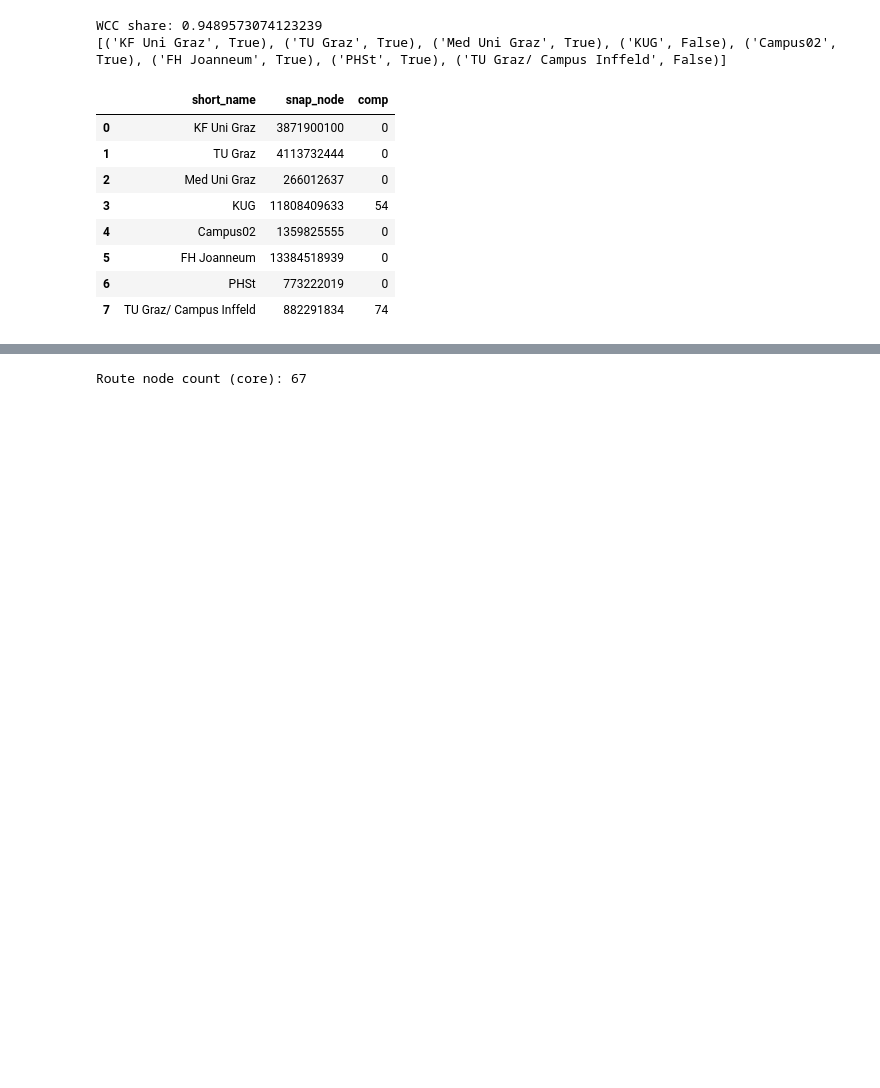
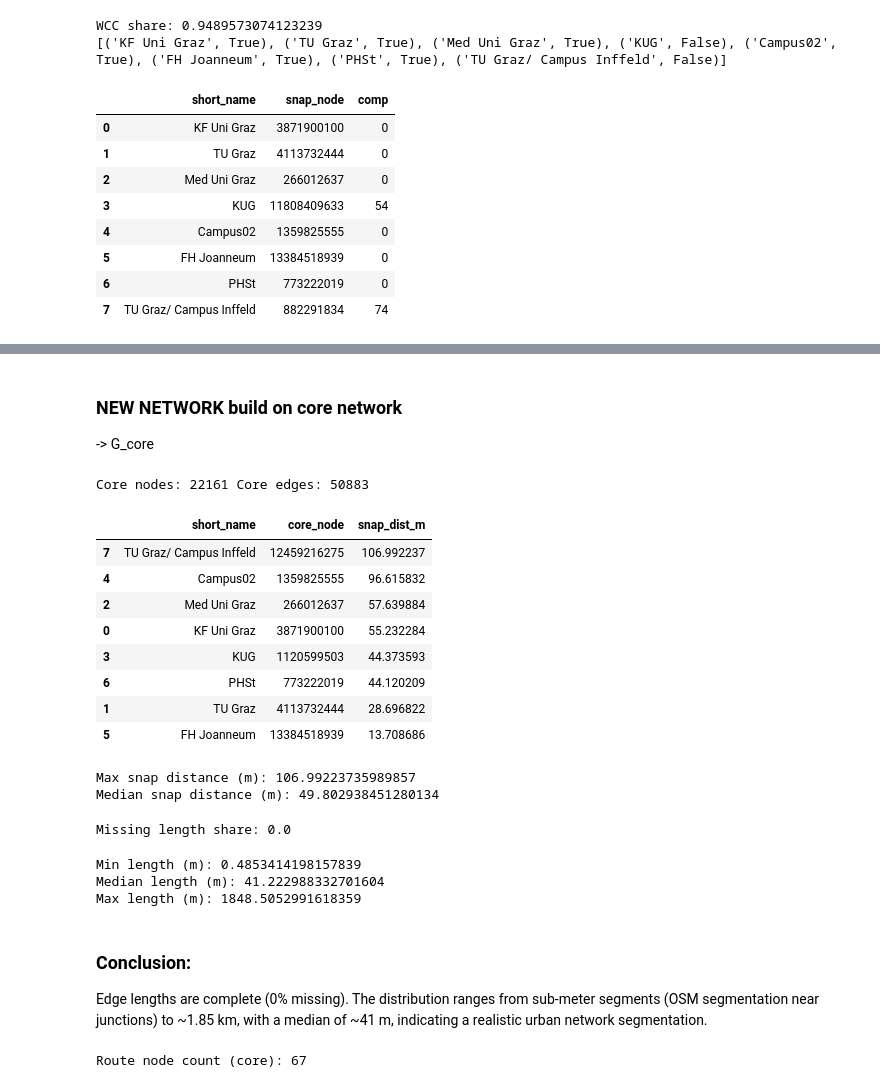
Before and after one commit to cryogen-tara/final-project-group1-cycling-network, a Jupyter notebook: notebooks/final-project-gr1.ipynb, the cells around one changed output, grey strips where cells are left out. Drawn from its saved outputs; the diff is of its cells as text; code cells hidden in the pictures; blank space fills up the shorter version.

```diff
--- a/notebooks/final-project-gr1.ipynb
+++ b/notebooks/final-project-gr1.ipynb
@@ -743 +741,71 @@ unis_proj[["short_name", "snap_dist_m"]].sort_values("snap_dist_m", ascending=Fa
+# %% [markdown]
+### NEW NETWORK build on core network
+-> G_core
+# %%
+
+# --- Build core network (largest WCC) ---
+largest_wcc_nodes = max(nx.weakly_connected_components(G_bike), key=len)
+G_core = G_bike.subgraph(largest_wcc_nodes).copy()
+
+print("Core nodes:", G_core.number_of_nodes(), "Core edges:", G_core.number_of_edges())
+
+# --- Snap all unis to the core network (vectorized) ---
+unis_proj = graz_unis.to_crs(main_crs).copy()
+
+core_nodes, snap_dists = ox.distance.nearest_nodes(
+    G_core,
+    X=unis_proj.geometry.x.to_numpy(),
+    Y=unis_proj.geometry.y.to_numpy(),
+    return_dist=True
+)
+
+unis_proj["core_node"] = core_nodes
+unis_proj["snap_dist_m"] = snap_dists
+
+# --- Optional: ensure a label column exists for reporting ---
+if "short_name" not in unis_proj.columns:
+    if "name" in unis_proj.columns:
+        unis_proj["short_name"] = unis_proj["name"]
+    else:
+        unis_proj["short_name"] = unis_proj.index.astype(str)
+
+# --- Report snapping distances (meters) ---
+report = unis_proj[["short_name", "core_node", "snap_dist_m"]].sort_values("snap_dist_m", ascending=False)
+display(report)
+print("Max snap distance (m):", float(unis_proj["snap_dist_m"].max()))
+print("Median snap distance (m):", float(unis_proj["snap_dist_m"].median()))
+# %% [output]
+Core nodes: 22161 Core edges: 50883
+|  | short_name | core_node | snap_dist_m |
+| 7 | TU Graz/ Campus Inffeld | 12459216275 | 106.992237 |
+| 4 | Campus02 | 1359825555 | 96.615832 |
+| 2 | Med Uni Graz | 266012637 | 57.639884 |
+| 0 | KF Uni Graz | 3871900100 | 55.232284 |
+| 3 | KUG | 1120599503 | 44.373593 |
+| 6 | PHSt | 773222019 | 44.120209 |
+| 1 | TU Graz | 4113732444 | 28.696822 |
+| 5 | FH Joanneum | 13384518939 | 13.708686 |
+Max snap distance (m): 106.99223735989857
+Median snap distance (m): 49.802938451280134
+# %%
+# check: do edges have 'length'?
+core_edges = ox.graph_to_gdfs(G_core, nodes=False, edges=True)
+
+if "length" in core_edges.columns:
+    print("Missing length share:", float(core_edges["length"].isna().mean()))
+else:
+    print("No 'length' column on edges.")
+# %% [output]
+Missing length share: 0.0
+# %%
+print("Min length (m):", float(core_edges["length"].min()))
+print("Median length (m):", float(core_edges["length"].median()))
+print("Max length (m):", float(core_edges["length"].max()))
+# %% [output]
+Min length (m): 0.4853414198157839
+Median length (m): 41.222988332701604
+Max length (m): 1848.5052991618359
+# %% [markdown]
+### Conclusion:
+Edge lengths are complete (0% missing). The distribution ranges from sub-meter segments (OSM segmentation near junctions) to ~1.85 km, with a median of ~41 m, indicating a realistic urban network segmentation.
 # %%
```
Also changed, not shown: parts of 55 cells of this notebook.
